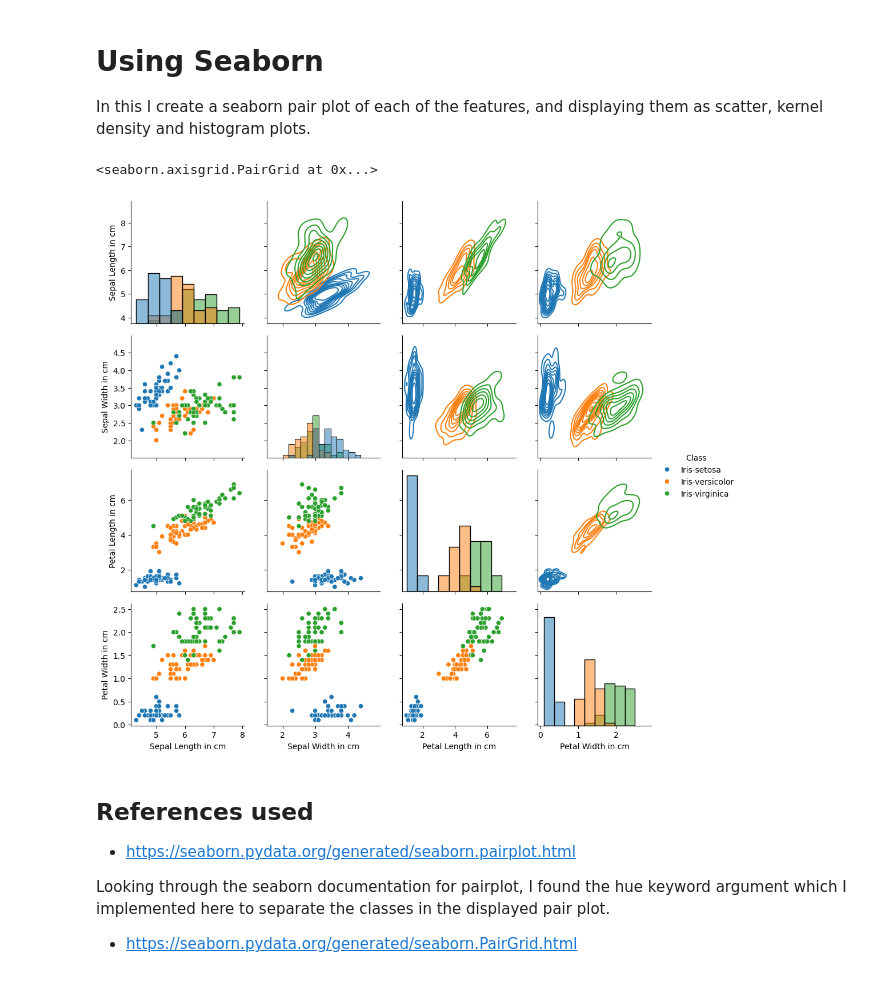
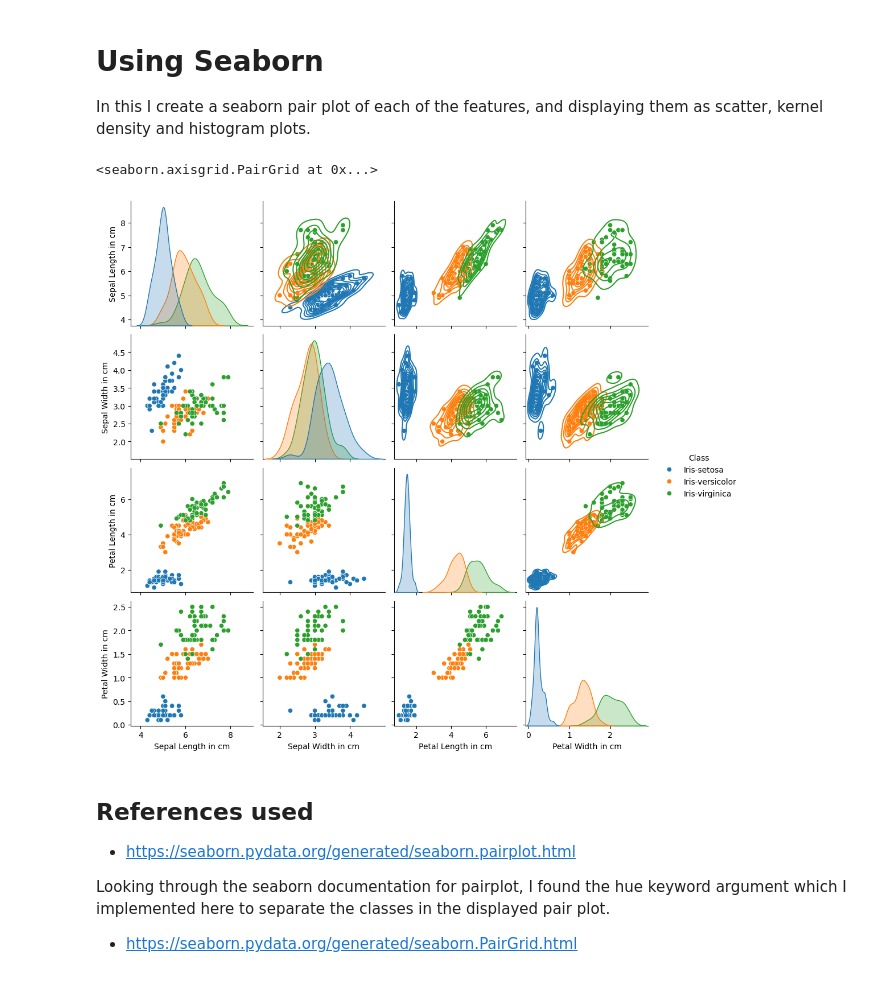
Before and after one commit to CeamanCollins/pands-project, a Jupyter notebook: analysis.ipynb, the cells around one changed output. Saved outputs shown, nothing was run; the diff lists cells and outputs as text; code cells hidden in the pictures.

```diff
--- a/analysis.ipynb
+++ b/analysis.ipynb
@@ -304,14 +304,17 @@ In this I create a seaborn pair plot of each of the features, and displaying the
 # %%
 grid = sns.PairGrid(data, hue='Class')
 grid.map_upper(sns.kdeplot)
 grid.map_lower(sns.scatterplot)
-grid.map_diag(sns.histplot)
+grid.map_diag(sns.kdeplot)
 grid.add_legend()
 
+# grid = sns.pairplot(data, hue='Class')
+# grid.map_upper(sns.kdeplot)
+
 grid
 # %% [output]
 <seaborn.axisgrid.PairGrid at 0x...>
-[figure, old version]
+[figure, new version]
 # %% [markdown]
 ## References used
 
```
Also changed, not shown: parts of 1 cell of this notebook.
